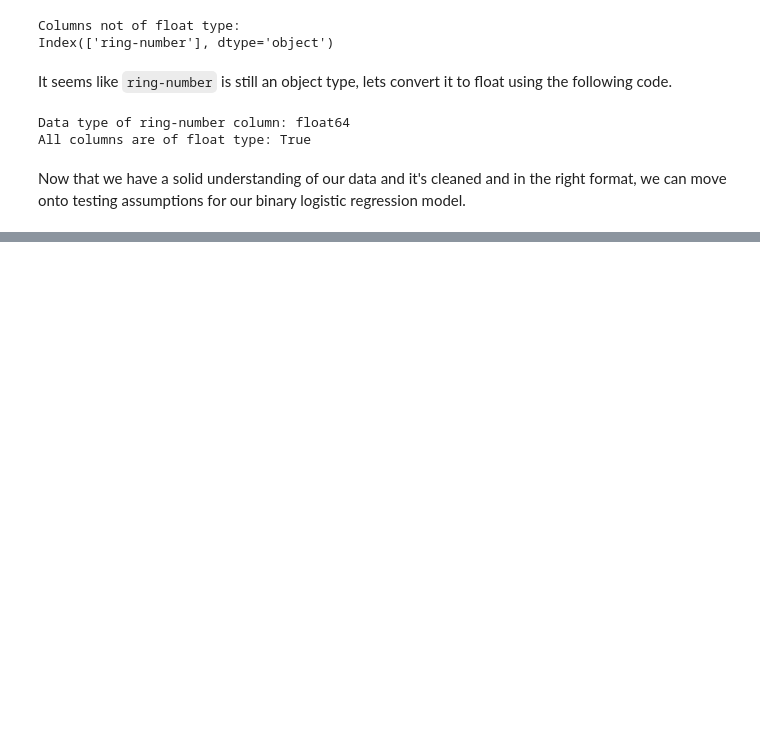
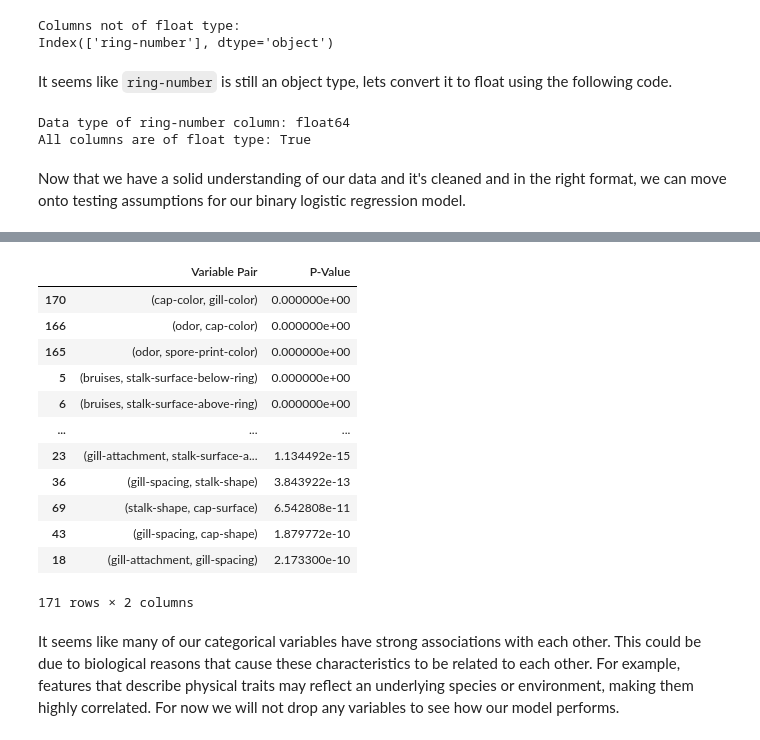
Before and after one commit to AlexVazquez19/mushroom-project, a Jupyter notebook: mushroom.ipynb, the cells around one changed output, grey strips where cells are left out. Cells and saved outputs as stored; diff of their text form; code cells hidden in the pictures; blank space fills up the shorter version.

```diff
--- a/mushroom.ipynb
+++ b/mushroom.ipynb
@@ -395,7 +396,7 @@ The `veil-type` column was successfully dropped as confirmed by the code output
 df_dropped_rows = df_mushroom.dropna(subset=['stalk-root'])
 
 # Drop the 'stalk-root' column entirely
-df_mushroom = df_mushroom.drop(columns=['stalk-root'])
+df_mushroom_clean = df_mushroom.drop(columns=['stalk-root'])
 # %% [markdown]
 For now we will conduct our analysis and build our models using `df_mushroom` in which we dropped the `stalk-root` column, but we will return to `df_dropped_rows` later to see if it is able to better predict mushroom edibility with the extra column, despite losing some data.
 # %% [markdown]
@@ -414,23 +415,23 @@ categorical_columns = ['poisonous', 'bruises', 'gill-attachment', 'gill-spacing'
 encoder = OneHotEncoder(sparse_output=False, drop='first')  # drop='first' avoids multicollinearity
 
 # Fit and transform the categorical columns
-encoded_array = encoder.fit_transform(df_mushroom[categorical_columns])
+encoded_array = encoder.fit_transform(df_mushroom_clean[categorical_columns])
 
 # Get the new column names from the encoder
 encoded_col_names = encoder.get_feature_names_out(categorical_columns)
 print("Number of columns after OHE: " + str(len(encoded_col_names)))
 
 # Convert the encoded array to a DataFrame
-df_encoded = pd.DataFrame(encoded_array, columns=encoded_col_names, index=df_mushroom.index)
+df_encoded = pd.DataFrame(encoded_array, columns=encoded_col_names, index=df_mushroom_clean.index)
 
 # Drop the original categorical columns and concatenate the new encoded columns
-df_mushroom = df_mushroom.drop(columns=categorical_columns).join(df_encoded)
+df_mushroom_clean = df_mushroom_clean.drop(columns=categorical_columns).join(df_encoded)
 
 # Rename the poisonous column from 'poisonous_poisonous' to 'poisonous'
-df_mushroom = df_mushroom.rename(columns={'poisonous_poisonous': 'poisonous'})
+df_mushroom_clean = df_mushroom_clean.rename(columns={'poisonous_poisonous': 'poisonous'})
 
 # Display the first few rows
-df_mushroom.head()
+df_mushroom_clean.head()
 # %% [output]
 Number of columns after OHE: 90
 |  | ring-number | poisonous | bruises_no | gill-attachment_free | gill-spacing_crowded | gill-size_narrow | ... |
@@ -486,13 +487,13 @@ Index(['ring-number'], dtype='object')
 It seems like `ring-number` is still an object type, lets convert it to float using the following code.
 # %%
 # Convert 'ring-number' to float type
-df_mushroom['ring-number'] = df_mushroom['ring-number'].astype(float)
+df_mushroom_clean['ring-number'] = df_mushroom_clean['ring-number'].astype(float)
 
 # Check the data type again to verify
-print("Data type of ring-number column: " + str(df_mushroom['ring-number'].dtype))
+print("Data type of ring-number column: " + str(df_mushroom_clean['ring-number'].dtype))
 
 # Check if all columns are of type float
-all_float = df_mushroom.dtypes.eq('float64').all()
+all_float = df_mushroom_clean.dtypes.eq('float64').all()
 print(f"All columns are of float type: {all_float}")
 # %% [output]
 Data type of ring-number column: float64
@@ -513,0 +519,41 @@ We can also assume the second assumption is met because you only need to check t
+# %%
+# We will use a previous version of the dataframe before we implemented One-Hot Encoding
+df_chi_test = df_mushroom.drop(columns=['stalk-root'])
+
+# Get all categorical feature pairs
+categorical_columns = ['bruises', 'gill-attachment', 'gill-spacing', 'gill-size', 'stalk-shape', 'veil-color', 'stalk-surface-below-ring',
+                       'stalk-surface-above-ring', 'cap-surface', 'ring-type', 'population', 'cap-shape', 'habitat', 'stalk-color-above-ring',
+                       'stalk-color-below-ring', 'odor', 'spore-print-color', 'cap-color', 'gill-color']
+chi2_results = {}
+
+# Loop over unique pairs of variables
+for col1, col2 in combinations(categorical_columns, 2):  # Only unique pairs
+    contingency_table = pd.crosstab(df_chi_test[col1], df_chi_test[col2])
+    chi2_stat, p, dof, expected = stats.chi2_contingency(contingency_table)
+    chi2_results[(col1, col2)] = p  # Store p-value
+
+# Convert to DataFrame for easier visualization
+chi2_df = pd.DataFrame(chi2_results.items(), columns=['Variable Pair', 'P-Value'])
+chi2_df = chi2_df.sort_values(by='P-Value')  # Sort by significance
+
+# Sort by p-value
+chi2_df = chi2_df.sort_values(by='P-Value')
+
+# Display highly correlated pairs (p-value < 0.05)
+chi2_df[chi2_df['P-Value'] < 0.05]
+# %% [output]
+|  | Variable Pair | P-Value |
+| 170 | (cap-color, gill-color) | 0.000000e+00 |
+| 166 | (odor, cap-color) | 0.000000e+00 |
+| 165 | (odor, spore-print-color) | 0.000000e+00 |
+| 5 | (bruises, stalk-surface-below-ring) | 0.000000e+00 |
+| 6 | (bruises, stalk-surface-above-ring) | 0.000000e+00 |
+| ... | ... | ... |
+| 23 | (gill-attachment, stalk-surface-a... | 1.134492e-15 |
+| 36 | (gill-spacing, stalk-shape) | 3.843922e-13 |
+| 69 | (stalk-shape, cap-surface) | 6.542808e-11 |
+| 43 | (gill-spacing, cap-shape) | 1.879772e-10 |
+| 18 | (gill-attachment, gill-spacing) | 2.173300e-10 |
+171 rows × 2 columns
+# %% [markdown]
+It seems like many of our categorical variables have strong associations with each other. This could be due to biological reasons that cause these characteristics to be related to each other. For example, features that describe physical traits may reflect an underlying species or environment, making them highly correlated. For now we will not drop any variables to see how our model performs.
```
Also changed, not shown: parts of 7 cells of this notebook.
